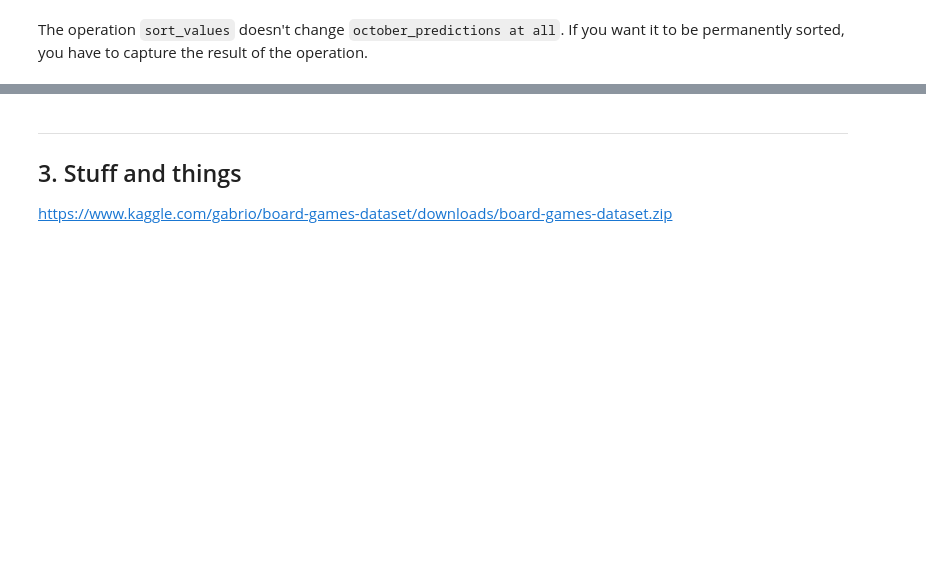
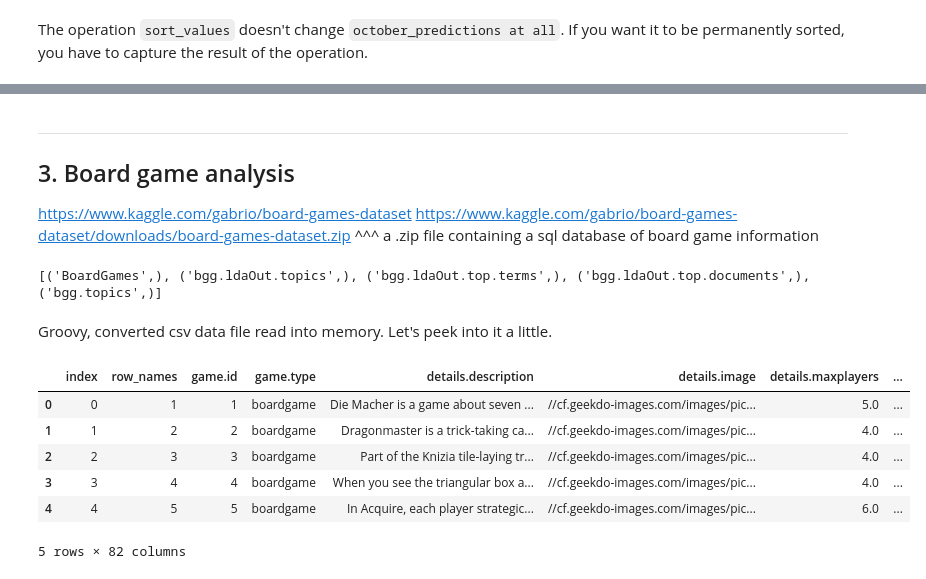
Before and after one commit to ofloveandhate/data_science_python, a Jupyter notebook: data_science_tutorial.ipynb, the cells around one changed output, grey strips where cells are left out. Drawn from its saved outputs; the diff is of its cells as text; code cells hidden in the pictures; blank space fills up the shorter version.

```diff
--- a/data_science_tutorial.ipynb
+++ b/data_science_tutorial.ipynb
@@ -127,6 +127,35 @@ predictions.to_csv('predictions.csv')
 # %% [markdown]
 ---
 
-## 3. Stuff and things
+## 3. Board game analysis
 
+https://www.kaggle.com/gabrio/board-games-dataset
 https://www.kaggle.com/gabrio/board-games-dataset/downloads/board-games-dataset.zip
+^^^ a .zip file containing a sql database of board game information
+# %%
+import sqlite3
+path_to_db = "./database.sqlite" #BoardGames
+table_name = 'BoardGames'
+
+def to_csv(path_to_db):
+    db = sqlite3.connect(path_to_db)
+    cursor = db.cursor()
+    cursor.execute("SELECT name FROM sqlite_master WHERE type='table';")
+    tables = cursor.fetchall()
+    print(tables)
+    table_name = 'BoardGames'
+    games = pd.read_sql_query("SELECT * from %s" % table_name, db)
+    games.to_csv(table_name + '.csv', index_label='index')
+
+def get_table_names(path_to_db):
+    db = sqlite3.connect(path_to_db)
+    cursor = db.cursor()
+    cursor.execute("SELECT name FROM sqlite_master WHERE type='table';")
+    tables = cursor.fetchall()
+    names = [x[0] for x in tables]
+    return names
+
+t_names = get_table_names(path_to_db)
+to_csv(path_to_db)
+# %% [output]
+[('BoardGames',), ('bgg.ldaOut.topics',), ('bgg.ldaOut.top.terms',), ('bgg.ldaOut.top.documents',), ('bgg.topics',)]
@@ -132,0 +164,12 @@ https://www.kaggle.com/gabrio/board-games-dataset/downloads/board-games-dataset.
+# %% [markdown]
+Groovy, converted csv data file read into memory.  Let's peek into it a little.
+# %%
+game_frame.head()
+# %% [output]
+|  | index | row_names | game.id | game.type | details.description | details.image | details.maxplayers | ... |
+| 0 | 0 | 1 | 1 | boardgame | Die Macher is a game about seven ... | //cf.geekdo-images.com/images/pic... | 5.0 | ... |
+| 1 | 1 | 2 | 2 | boardgame | Dragonmaster is a trick-taking ca... | //cf.geekdo-images.com/images/pic... | 4.0 | ... |
+| 2 | 2 | 3 | 3 | boardgame | Part of the Knizia tile-laying tr... | //cf.geekdo-images.com/images/pic... | 4.0 | ... |
+| 3 | 3 | 4 | 4 | boardgame | When you see the triangular box a... | //cf.geekdo-images.com/images/pic... | 4.0 | ... |
+| 4 | 4 | 5 | 5 | boardgame | In Acquire, each player strategic... | //cf.geekdo-images.com/images/pic... | 6.0 | ... |
+5 rows × 82 columns
```
Also changed, not shown: parts of 22 cells of this notebook.
